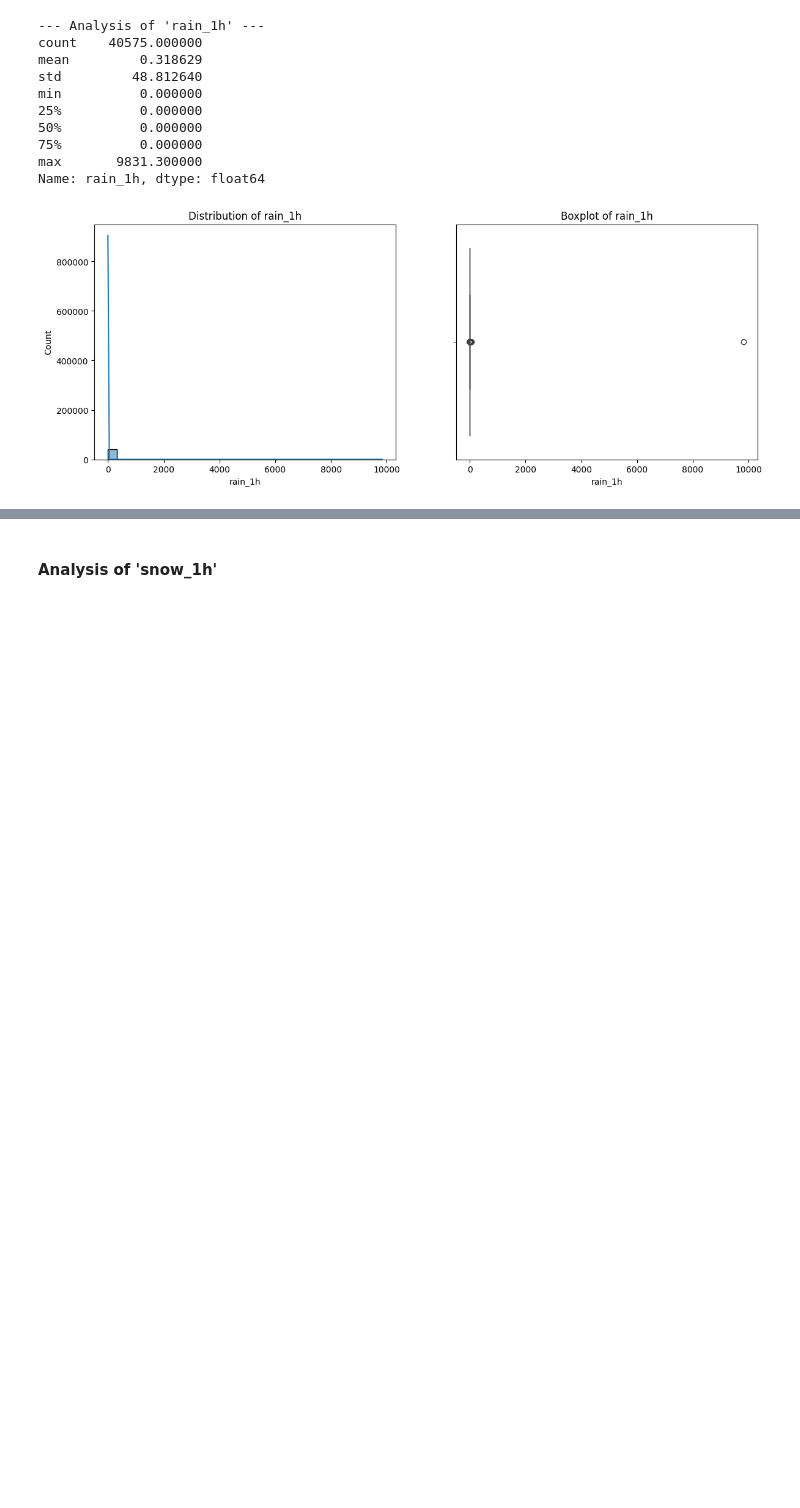
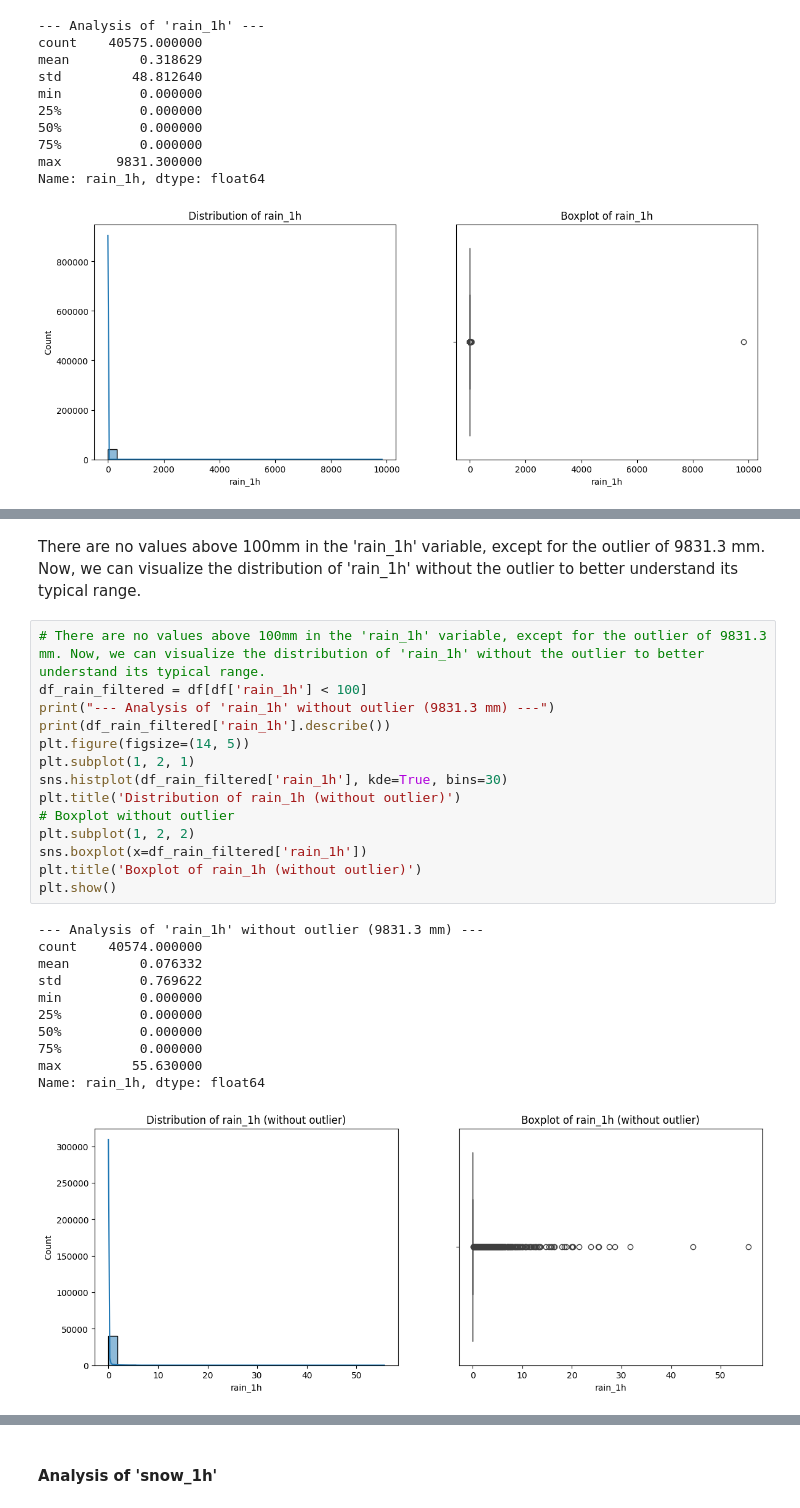
Before and after one commit to LuizCorrei4/predict-traffic-volume, a Jupyter notebook: notebooks/01-exploration.ipynb, the cells around one changed output, grey strips where cells are left out. Saved outputs shown, nothing was run; the diff lists cells and outputs as text; blank space fills up the shorter version.

```diff
--- a/notebooks/01-exploration.ipynb
+++ b/notebooks/01-exploration.ipynb
@@ -649,0 +728,28 @@ Name: rain_1h, dtype: float64
+# %% [markdown]
+There are no values above 100mm in the 'rain_1h' variable, except for the outlier of 9831.3 mm. Now, we can visualize the distribution of 'rain_1h' without the outlier to better understand its typical range.
+# %%
+# There are no values above 100mm in the 'rain_1h' variable, except for the outlier of 9831.3 mm. Now, we can visualize the distribution of 'rain_1h' without the outlier to better understand its typical range.
+df_rain_filtered = df[df['rain_1h'] < 100]
+print("--- Analysis of 'rain_1h' without outlier (9831.3 mm) ---")
+print(df_rain_filtered['rain_1h'].describe())
+plt.figure(figsize=(14, 5))
+plt.subplot(1, 2, 1)
+sns.histplot(df_rain_filtered['rain_1h'], kde=True, bins=30)
+plt.title('Distribution of rain_1h (without outlier)')
+# Boxplot without outlier
+plt.subplot(1, 2, 2)
+sns.boxplot(x=df_rain_filtered['rain_1h'])
+plt.title('Boxplot of rain_1h (without outlier)')
+plt.show()
+# %% [output]
+--- Analysis of 'rain_1h' without outlier (9831.3 mm) ---
+count    40574.000000
+mean         0.076332
+std          0.769622
+min          0.000000
+25%          0.000000
+50%          0.000000
+75%          0.000000
+max         55.630000
+Name: rain_1h, dtype: float64
+[figure, added]
```
Also changed, not shown: parts of 14 cells of this notebook.
